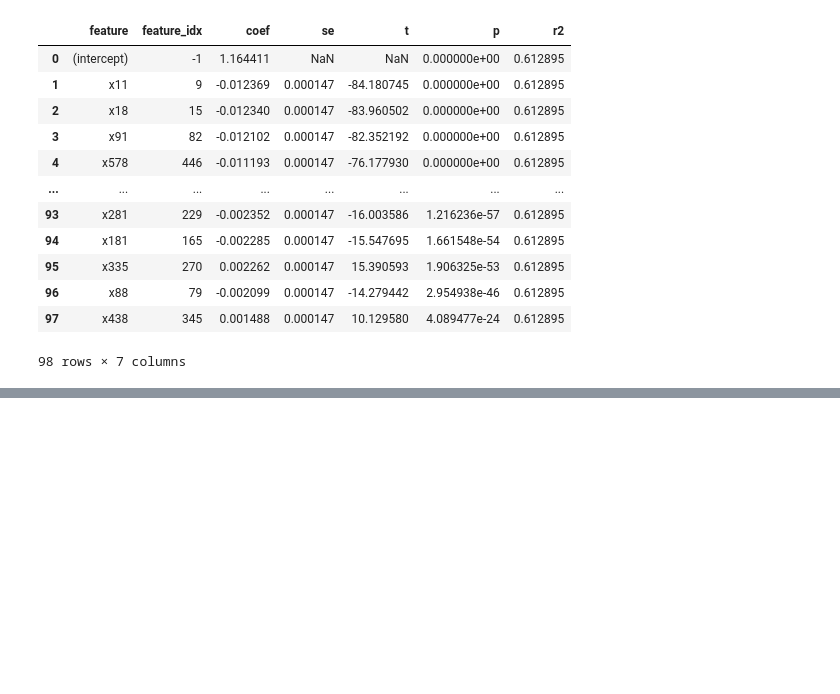
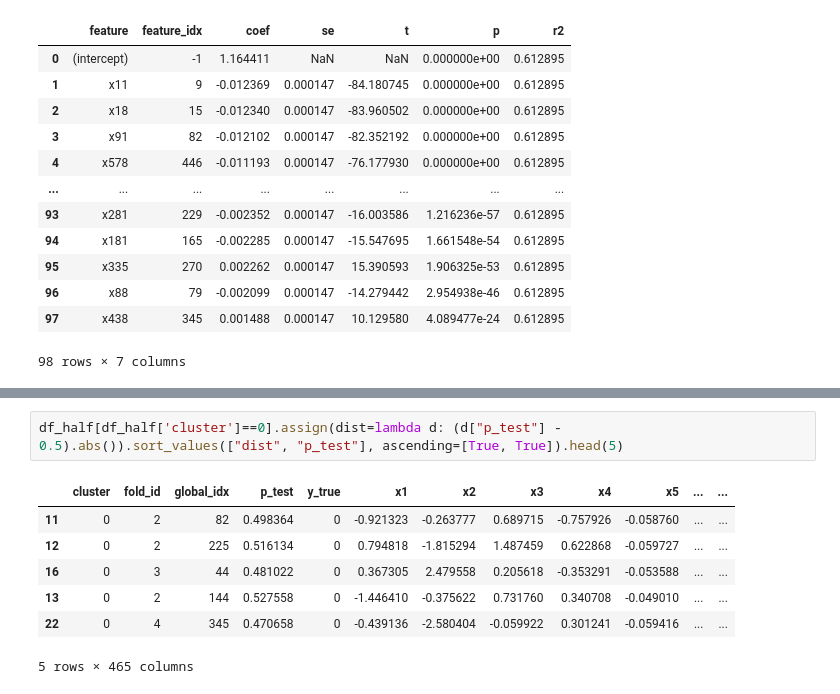
Before and after one commit to JackHuang0125/WHAT_I_DID, a Jupyter notebook: 0 Meeting/0_PAPER_1150204.ipynb, the cells around one changed output, grey strips where cells are left out. Saved outputs shown, nothing was run; the diff lists cells and outputs as text; blank space fills up the shorter version.

```diff
--- a/0 Meeting/0_PAPER_1150204.ipynb
+++ b/0 Meeting/0_PAPER_1150204.ipynb
@@ -879,0 +1234,10 @@ df_local_final
+# %%
+df_half[df_half['cluster']==0].assign(dist=lambda d: (d["p_test"] - 0.5).abs()).sort_values(["dist", "p_test"], ascending=[True, True]).head(5)
+# %% [output]
+|  | cluster | fold_id | global_idx | p_test | y_true | x1 | x2 | x3 | x4 | x5 | ... | ... |
+| 11 | 0 | 2 | 82 | 0.498364 | 0 | -0.921323 | -0.263777 | 0.689715 | -0.757926 | -0.058760 | ... | ... |
+| 12 | 0 | 2 | 225 | 0.516134 | 0 | 0.794818 | -1.815294 | 1.487459 | 0.622868 | -0.059727 | ... | ... |
+| 16 | 0 | 3 | 44 | 0.481022 | 0 | 0.367305 | 2.479558 | 0.205618 | -0.353291 | -0.053588 | ... | ... |
+| 13 | 0 | 2 | 144 | 0.527558 | 0 | -1.446410 | -0.375622 | 0.731760 | 0.340708 | -0.049010 | ... | ... |
+| 22 | 0 | 4 | 345 | 0.470658 | 0 | -0.439136 | -2.580404 | -0.059922 | 0.301241 | -0.059416 | ... | ... |
+5 rows × 465 columns
```
Also changed, not shown: parts of 6 cells of this notebook.
